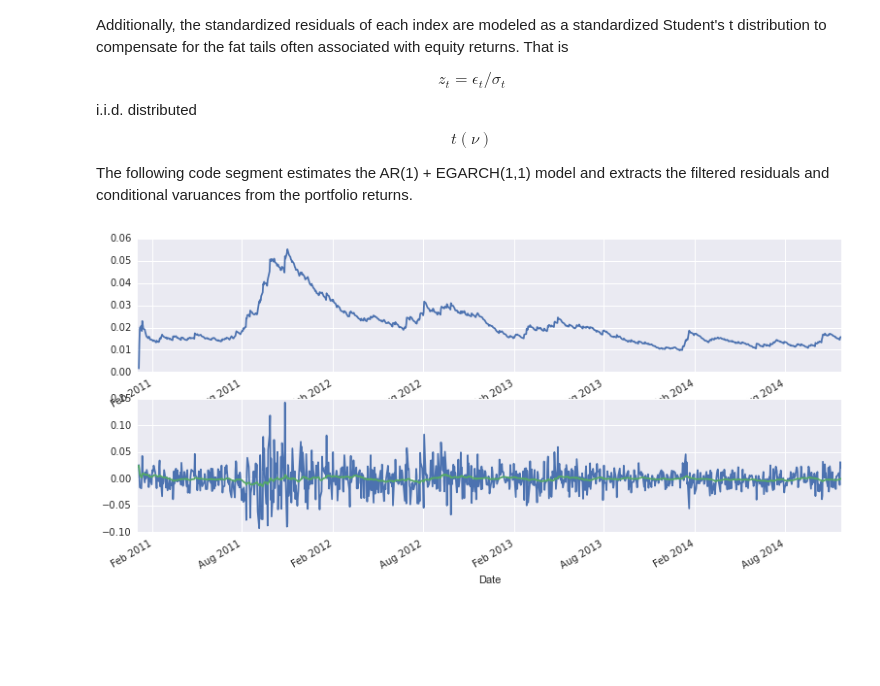
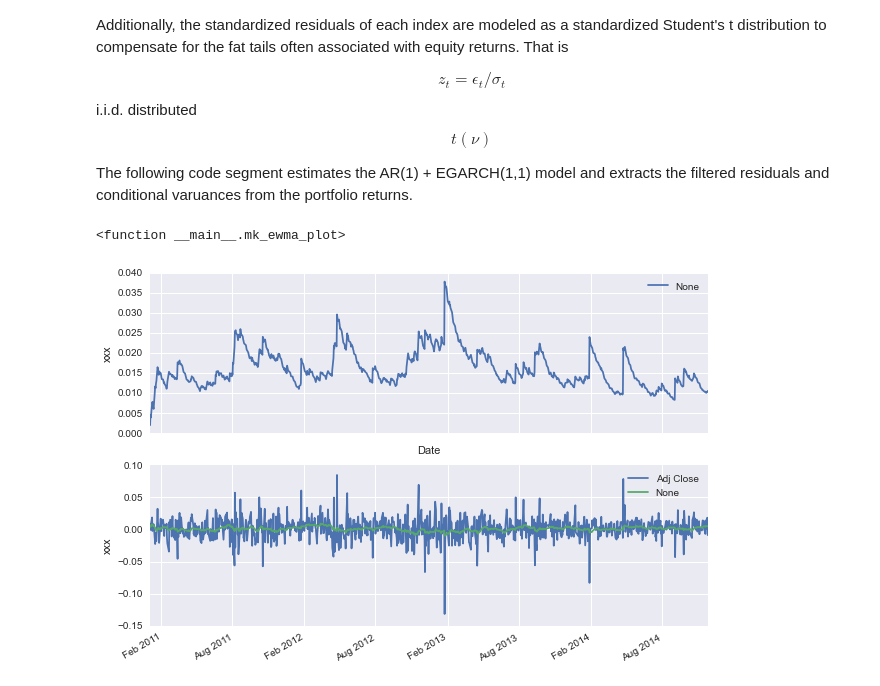
Before and after one commit to mvaz/financial-notebooks, a Jupyter notebook: Value at Risk.ipynb, the cells around one changed output. Cells and saved outputs as stored; diff of their text form; code cells hidden in the pictures; blank space fills up the shorter version.

```diff
--- a/Value at Risk.ipynb
+++ b/Value at Risk.ipynb
@@ -29,4 +37,7 @@ f = web.DataReader("DBK.DE", 'yahoo', datetime.datetime(2011,1,1), datetime.date
 %matplotlib inline
 # %%
 from IPython.html import widgets
+import matplotlib as mpl
+import matplotlib.pyplot as plt
+mpl.rcParams['figure.figsize'] = (10,4)
 import seaborn as sns
@@ -33 +46,4 @@ import seaborn as sns
+# %%
+stock_name = "AAPL"
+f = web.DataReader(stock_name, 'yahoo', datetime.datetime(2011,1,1), datetime.datetime(2014,11,28))
 # %%
@@ -37,5 +55,6 @@ ax = f['Adj Close'].plot(figsize=(10,4))
 # %%
 stock = f['Adj Close']
 rets = np.log( stock / stock.shift(1))
-_ax = rets.hist(bins=100, figsize=(13,6))
+rets = rets.ix[1:]
+_ax = rets.hist(bins=100)
 # %% [output]
@@ -79,10 +99,17 @@ from matplotlib import pyplot as plt
 # %%
-def mk_ewma_plot(com):
-    ig, axes = plt.subplots(nrows=2, ncols=1)
-    _ax = pd.ewmstd( rets, com=com).plot(figsize=(13,6), ax=axes[0])
-    _ax = rets.plot( figsize=(13,6), ax=axes[1])
-    _ax = pd.ewma( rets, com=com).plot(figsize=(13,6), ax=axes[1])
+def mk_ewma_plot(_lambda):
+    com = _lambda
+    ig, axes = plt.subplots(nrows=2, ncols=1, figsize=(10,7))
+    _ax = pd.ewmstd( rets, com=com).plot(legend=True, ax=axes[0])
+    _ax = rets.plot( legend=True, ax=axes[1])
+    _ax = pd.ewma( rets, com=com).plot(legend=True, ax=axes[1])
+    axes[0].xaxis.set_ticklabels([])
+    axes[1].xaxis.set_label_text('')
+    axes[0].yaxis.set_label_text('xxx')
+    axes[1].yaxis.set_label_text('xxx')
 
-widgets.interact(mk_ewma_plot, com=(2., 30.))
+
+widgets.interact(mk_ewma_plot, _lambda=(2., 30.))
 # %% [output]
+<function __main__.mk_ewma_plot>
-[figure, old version]
+[figure, new version]
```
Also changed, not shown: parts of 21 cells of this notebook.
